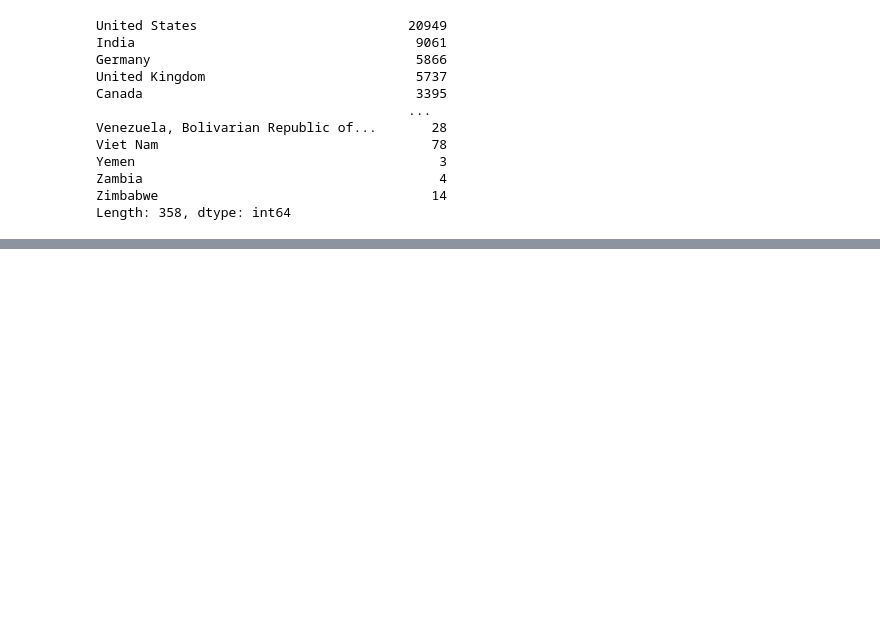
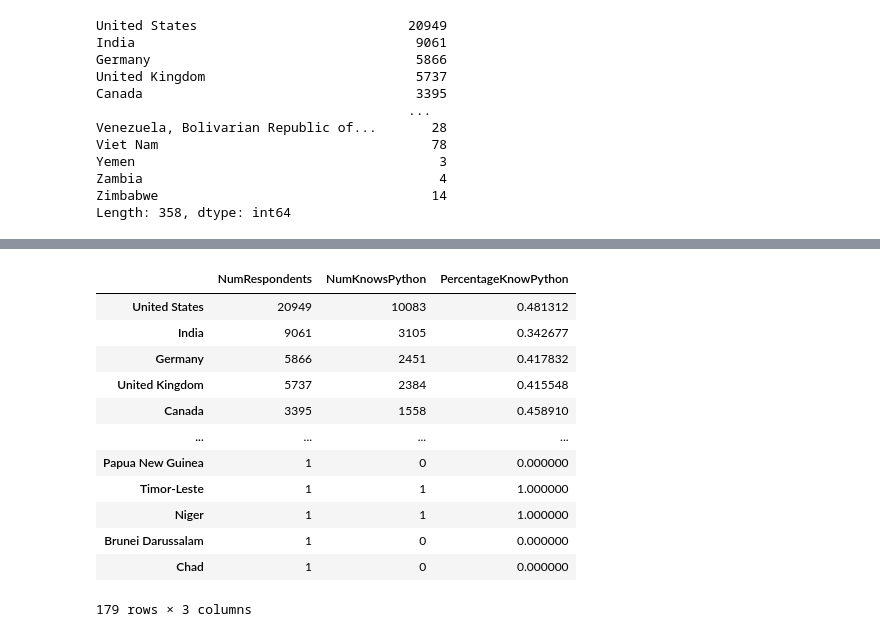
Before and after one commit to kki4504/Jupyter_notebook, a Jupyter notebook: pandas_grouping_aggregating.ipynb, the cells around one changed output, grey strips where cells are left out. Cells and saved outputs as stored; diff of their text form; code cells hidden in the pictures; blank space fills up the shorter version.

```diff
--- a/pandas_grouping_aggregating.ipynb
+++ b/pandas_grouping_aggregating.ipynb
@@ -633,0 +658,16 @@ concat_df
+# %%
+concat_df
+# %% [output]
+|  | NumRespondents | NumKnowsPython | PercentageKnowPython |
+| United States | 20949 | 10083 | 0.481312 |
+| India | 9061 | 3105 | 0.342677 |
+| Germany | 5866 | 2451 | 0.417832 |
+| United Kingdom | 5737 | 2384 | 0.415548 |
+| Canada | 3395 | 1558 | 0.458910 |
+| ... | ... | ... | ... |
+| Papua New Guinea | 1 | 0 | 0.000000 |
+| Timor-Leste | 1 | 1 | 1.000000 |
+| Niger | 1 | 1 | 1.000000 |
+| Brunei Darussalam | 1 | 0 | 0.000000 |
+| Chad | 1 | 0 | 0.000000 |
+179 rows × 3 columns
```
Also changed, not shown: parts of 31 cells of this notebook, 1 other file.
